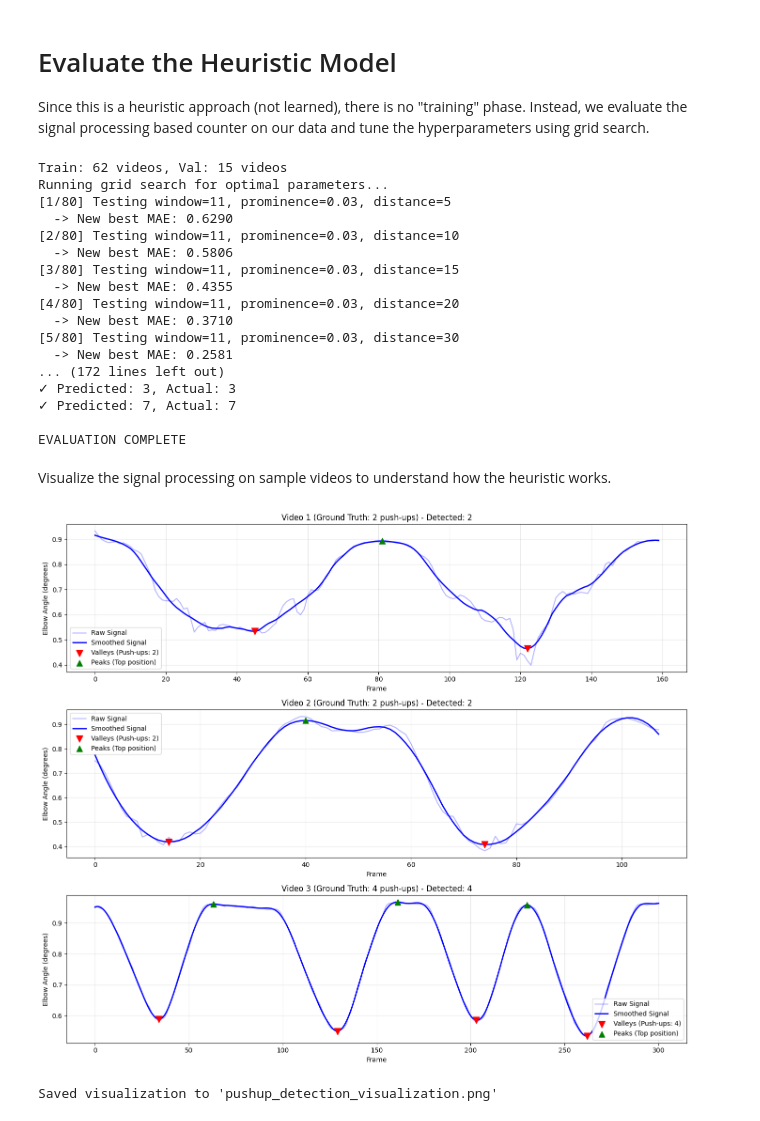
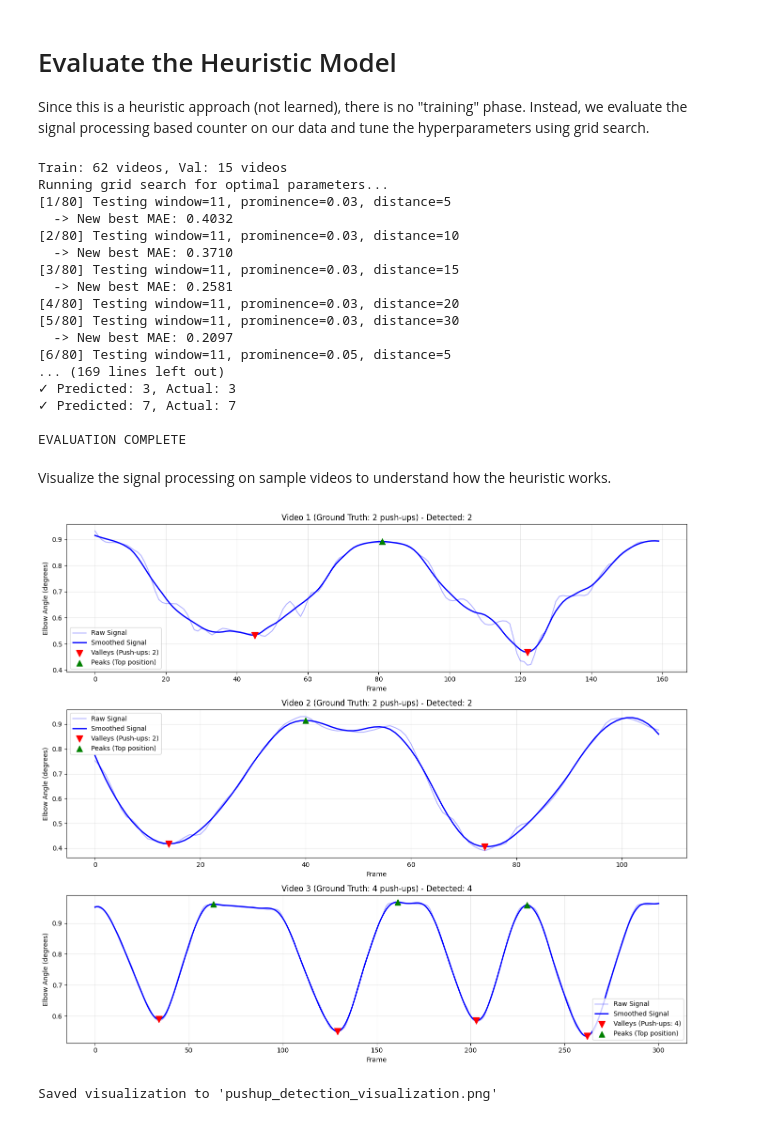
Before and after one commit to derekmok/machine-vision-coursework, a Jupyter notebook: heuristics_pushup_counter_baseline.ipynb, the cells around one changed output. Saved outputs shown, nothing was run; the diff lists cells and outputs as text; code cells hidden in the pictures.

```diff
--- a/heuristics_pushup_counter_baseline.ipynb
+++ b/heuristics_pushup_counter_baseline.ipynb
@@ -28,7 +28,7 @@ def get_dataloaders(video_dir, batch_size=4, val_split=0.2):
     """
 
     # First, create a dataset without transforms to determine the split indices
-    full_dataset = VideoDataset(video_dir, transform=None)
+    full_dataset = VideoDataset(video_dir)
 
     val_size = int(len(full_dataset) * val_split)
     train_size = len(full_dataset) - val_size
@@ -146,16 +146,16 @@ counter, train_metrics, val_metrics = run_heuristic_evaluation(
 Train: 62 videos, Val: 15 videos
 Running grid search for optimal parameters...
 [1/80] Testing window=11, prominence=0.03, distance=5
-  -> New best MAE: 0.6290
+  -> New best MAE: 0.4032
 [2/80] Testing window=11, prominence=0.03, distance=10
-  -> New best MAE: 0.5806
+  -> New best MAE: 0.3710
 [3/80] Testing window=11, prominence=0.03, distance=15
-  -> New best MAE: 0.4355
+  -> New best MAE: 0.2581
 [4/80] Testing window=11, prominence=0.03, distance=20
-  -> New best MAE: 0.3710
 [5/80] Testing window=11, prominence=0.03, distance=30
-  -> New best MAE: 0.2581
-... (172 lines left out)
+  -> New best MAE: 0.2097
+[6/80] Testing window=11, prominence=0.05, distance=5
+... (169 lines left out)
 ✓ Predicted: 3, Actual: 3
 ✓ Predicted: 7, Actual: 7
 
@@ -165,29 +165,29 @@ Visualize the signal processing on sample videos to understand how the heuristic
 # %%
 import matplotlib.pyplot as plt
 
 # Visualize detection on a few sample videos
 def visualize_sample_detections(video_dir: str = './video-data', num_samples: int = 3):
     """Visualize the push-up detection on sample videos."""
     dataset = VideoDataset(video_dir)
 
     fig, axes = plt.subplots(num_samples, 1, figsize=(14, 4 * num_samples))
     if num_samples == 1:
         axes = [axes]
 
     for i in range(min(num_samples, len(dataset))):
-        landmarks, label, _ = dataset[i]
+        landmarks, _, label, _ = dataset[i]
         counter.plot_debug(
             landmarks,
             title=f"Video {i+1} (Ground Truth: {label} push-ups)",
             ax=axes[i]
         )
 
     plt.tight_layout()
     plt.savefig('pushup_detection_visualization.png', dpi=150, bbox_inches='tight')
     plt.show()
     print("Saved visualization to 'pushup_detection_visualization.png'")
 
 visualize_sample_detections()
 # %% [output]
-[figure, old version]
+[figure, new version]
 Saved visualization to 'pushup_detection_visualization.png'
```
Also changed, not shown: 20 other files.
